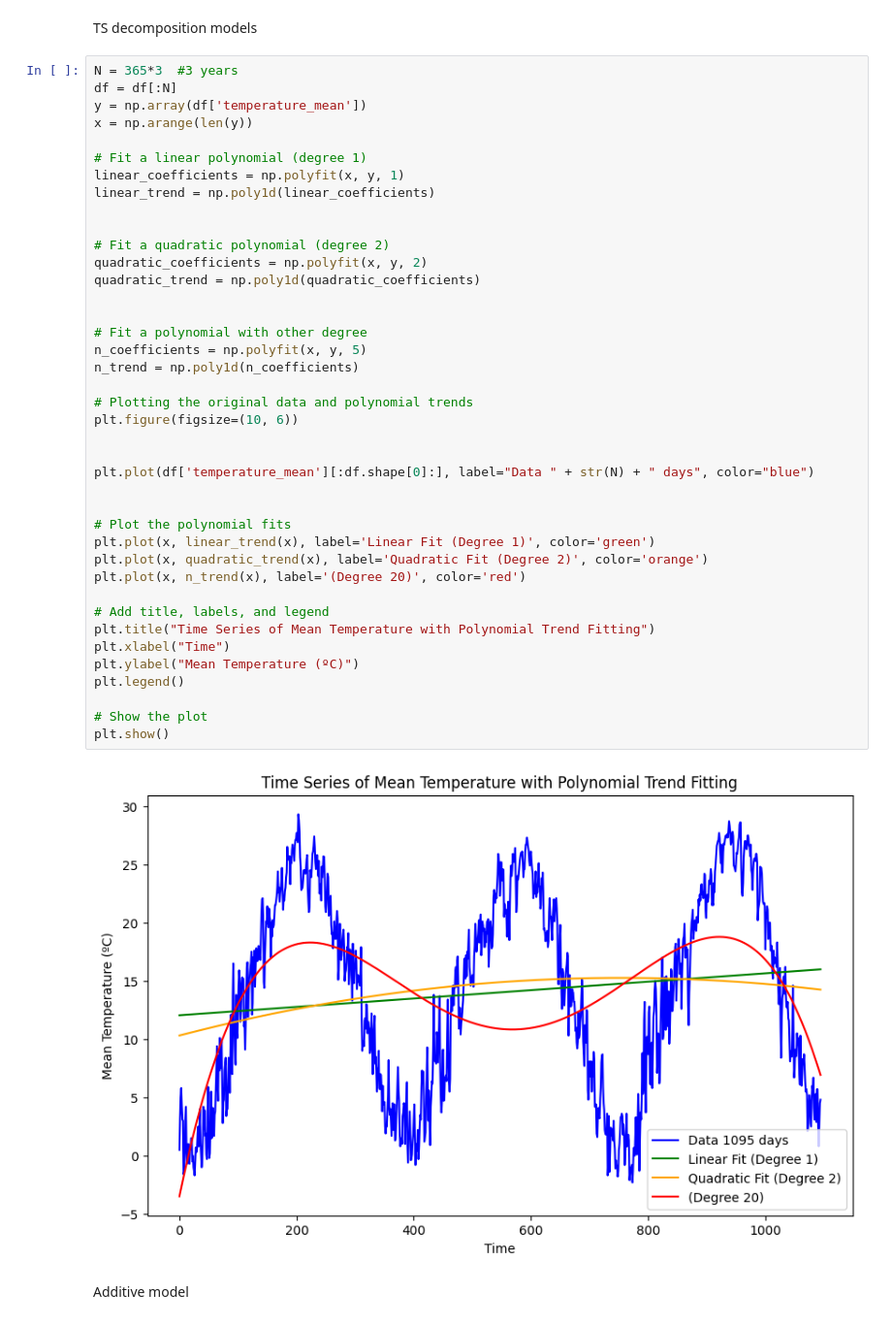
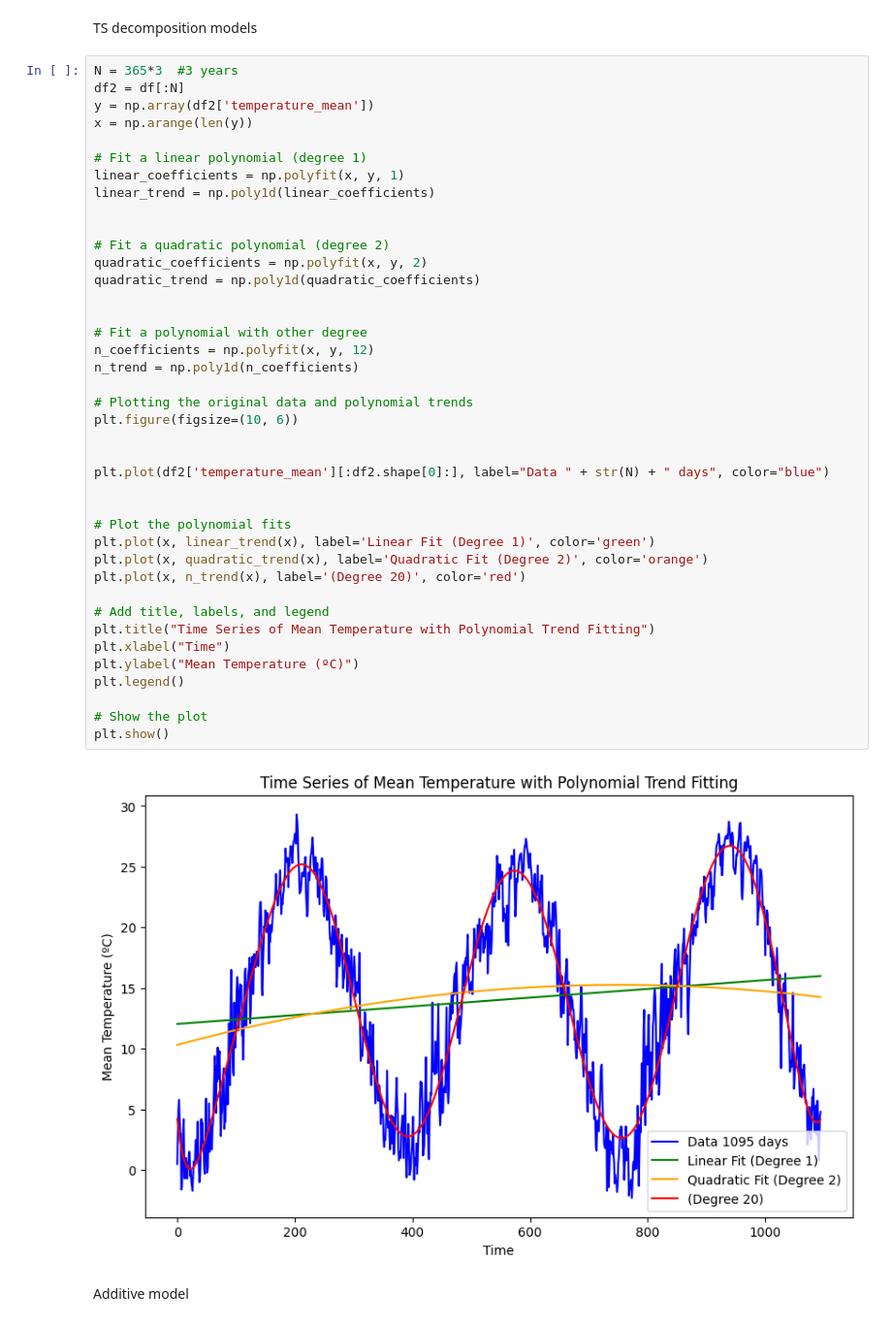
Before and after one commit to JoaoESmoreira/astp-project, a Jupyter notebook: src/data_description.ipynb, the cells around one changed output. Shown at 97% size. Cells and saved outputs as stored; diff of their text form.

```diff
--- a/src/data_description.ipynb
+++ b/src/data_description.ipynb
@@ -63,8 +65,8 @@ plt.show()
 TS decomposition models
 # %%
 N = 365*3  #3 years
-df = df[:N]
-y = np.array(df['temperature_mean'])
+df2 = df[:N]
+y = np.array(df2['temperature_mean'])
 x = np.arange(len(y))
 
 # Fit a linear polynomial (degree 1)
@@ -73,36 +75,36 @@ linear_trend = np.poly1d(linear_coefficients)
 
 
 # Fit a quadratic polynomial (degree 2)
 quadratic_coefficients = np.polyfit(x, y, 2)
 quadratic_trend = np.poly1d(quadratic_coefficients)
 
 
 # Fit a polynomial with other degree
-n_coefficients = np.polyfit(x, y, 5)
+n_coefficients = np.polyfit(x, y, 12)
 n_trend = np.poly1d(n_coefficients)
 
 # Plotting the original data and polynomial trends
 plt.figure(figsize=(10, 6))
 
 
-plt.plot(df['temperature_mean'][:df.shape[0]:], label="Data " + str(N) + " days", color="blue")
+plt.plot(df2['temperature_mean'][:df2.shape[0]:], label="Data " + str(N) + " days", color="blue")
 
 
 # Plot the polynomial fits
 plt.plot(x, linear_trend(x), label='Linear Fit (Degree 1)', color='green')
 plt.plot(x, quadratic_trend(x), label='Quadratic Fit (Degree 2)', color='orange')
 plt.plot(x, n_trend(x), label='(Degree 20)', color='red')
 
 # Add title, labels, and legend
 plt.title("Time Series of Mean Temperature with Polynomial Trend Fitting")
 plt.xlabel("Time")
 plt.ylabel("Mean Temperature (ºC)")
 plt.legend()
 
 # Show the plot
 plt.show()
 # %% [output]
-[figure, old version]
+[figure, new version]
 # %% [markdown]
 Additive model
 # %%
```
Also changed, not shown: parts of 17 cells of this notebook.
